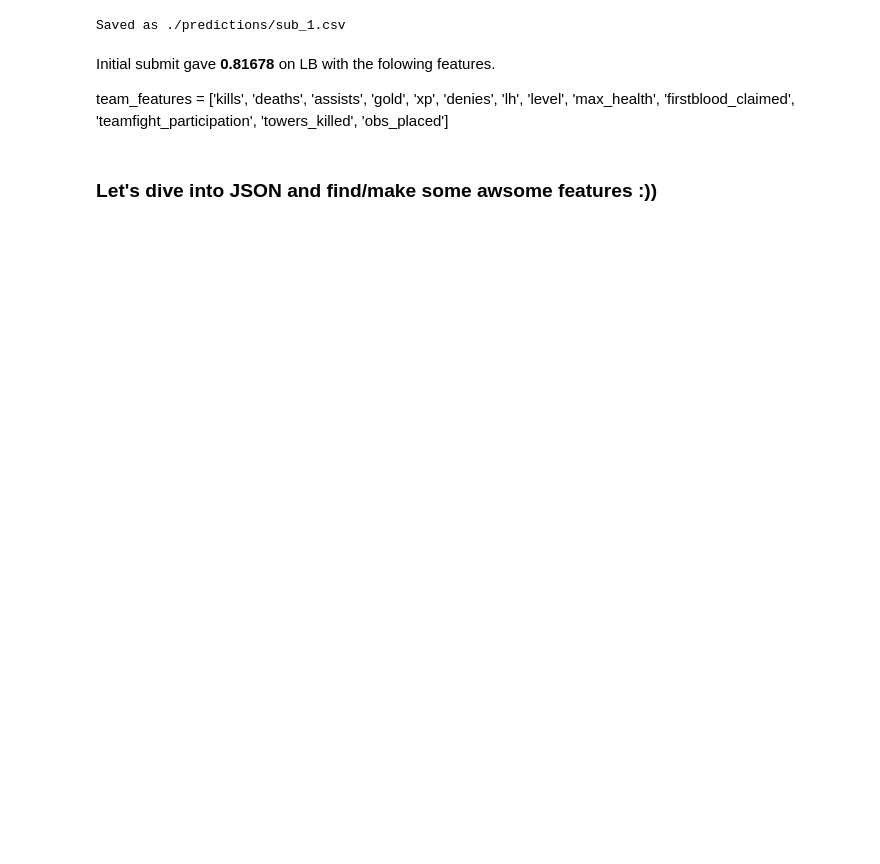
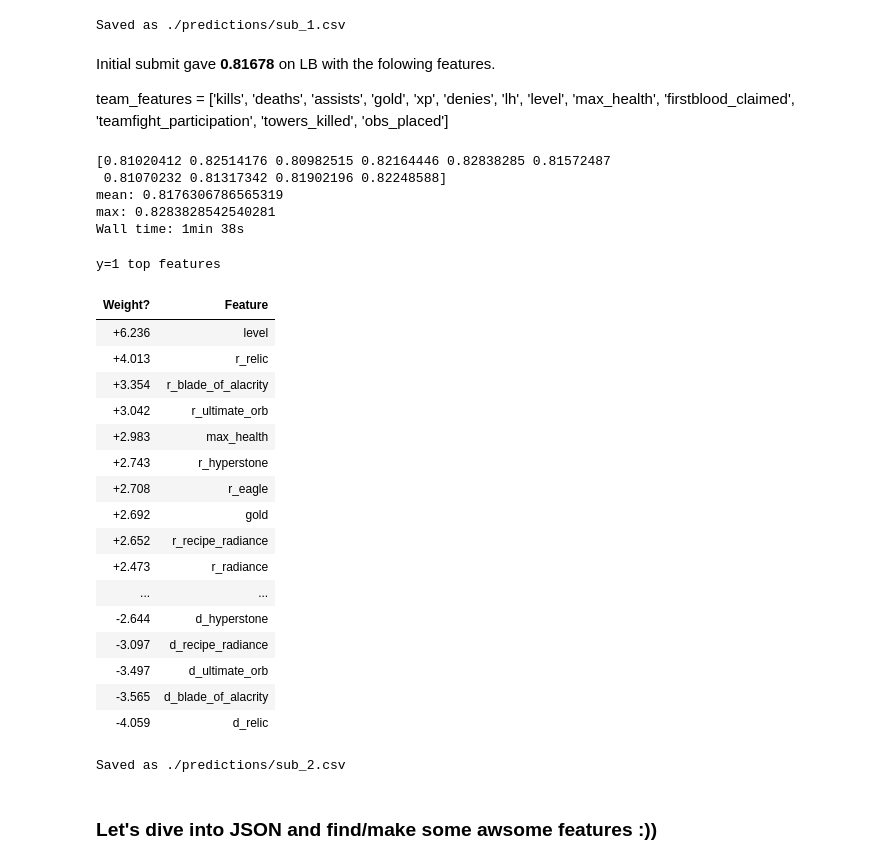
Before and after one commit to koolvn/mlcourse.ai, a Jupyter notebook: competitions/dota2/dota2_competition.ipynb, the cells around one changed output. Drawn from its saved outputs; the diff is of its cells as text; code cells hidden in the pictures; blank space fills up the shorter version.

```diff
--- a/competitions/dota2/dota2_competition.ipynb
+++ b/competitions/dota2/dota2_competition.ipynb
@@ -194,6 +201,78 @@ team_features = ['kills',
                  'teamfight_participation',
                  'towers_killed',
                  'obs_placed']
+# %%
+%%time
+items = []
+with open(r'./data/train_matches.jsonl', 'r') as f:
+    for log in f:
+        log = json.loads(log)
+        purchases = []
+        for i, player in enumerate(log['players']):
+            team = 'r' if i < 5 else 'd'
+            purchases.extend([f'{team}_'+key for key, value in player['purchase'].items() for _ in range(value)])
+        items.append(' '.join(purchases))
+
+items_test = []
+with open(r'./data/test_matches.jsonl', 'r') as f:
+    for log in f:
+        log = json.loads(log)
+        purchases_test = []
+        for i, player in enumerate(log['players']):
+            team = 'r' if i < 5 else 'd'
+            purchases_test.extend([f'{team}_'+key for key, value in player['purchase'].items() for _ in range(value)])
+        items_test.append(' '.join(purchases_test))
+
+tfidf = TfidfVectorizer(tokenizer=lambda s: s.split())#, ngram_range=(1, 2), max_features=50000)
+items_matrix = tfidf.fit_transform(items)
+items_matrix_test = tfidf.transform(items_test)
+
+X_train = hstack([items_matrix, new_df[:idx].values])
+X_test = hstack([items_matrix_test, new_df[idx:].values])
+
+cv_score = cross_val_score(logit,
+                           X_train, train_targets.values,
+                           scoring='roc_auc', cv=skf)
+
+print(cv_score)
+print(f'mean: {cv_score.mean()}')
+print(f'max: {cv_score.max()}')
+# %% [output]
+[0.81020412 0.82514176 0.80982515 0.82164446 0.82838285 0.81572487
+ 0.81070232 0.81317342 0.81902196 0.82248588]
+mean: 0.8176306786565319
+max: 0.8283828542540281
+Wall time: 1min 38s
+# %%
+logit.fit(X_train, train_targets.values)
+preds = logit.predict_proba(X_test)
+all_feature_names = tfidf.get_feature_names() + team_features
+display_html(eli5.show_weights(estimator=logit,
+                  feature_names=all_feature_names, top=50))
+# %% [output]
+y=1 top features
+| Weight? | Feature |
+| +6.236 | level |
+| +4.013 | r_relic |
+| +3.354 | r_blade_of_alacrity |
+| +3.042 | r_ultimate_orb |
+| +2.983 | max_health |
+| +2.743 | r_hyperstone |
+| +2.708 | r_eagle |
+| +2.692 | gold |
+| +2.652 | r_recipe_radiance |
+| +2.473 | r_radiance |
+| ... | ... |
+| -2.644 | d_hyperstone |
+| -3.097 | d_recipe_radiance |
+| -3.497 | d_ultimate_orb |
+| -3.565 | d_blade_of_alacrity |
+| -4.059 | d_relic |
+# %%
+filename = f'sub_2.csv'
+write_submission_file(preds, path.join(PATH_TO_PREDS, filename))
+# %% [output]
+Saved as ./predictions/sub_2.csv
 # %% [markdown]
 ### Let's dive into JSON and find/make some awsome features :))
 # %%
```
Also changed, not shown: parts of 15 cells of this notebook.
